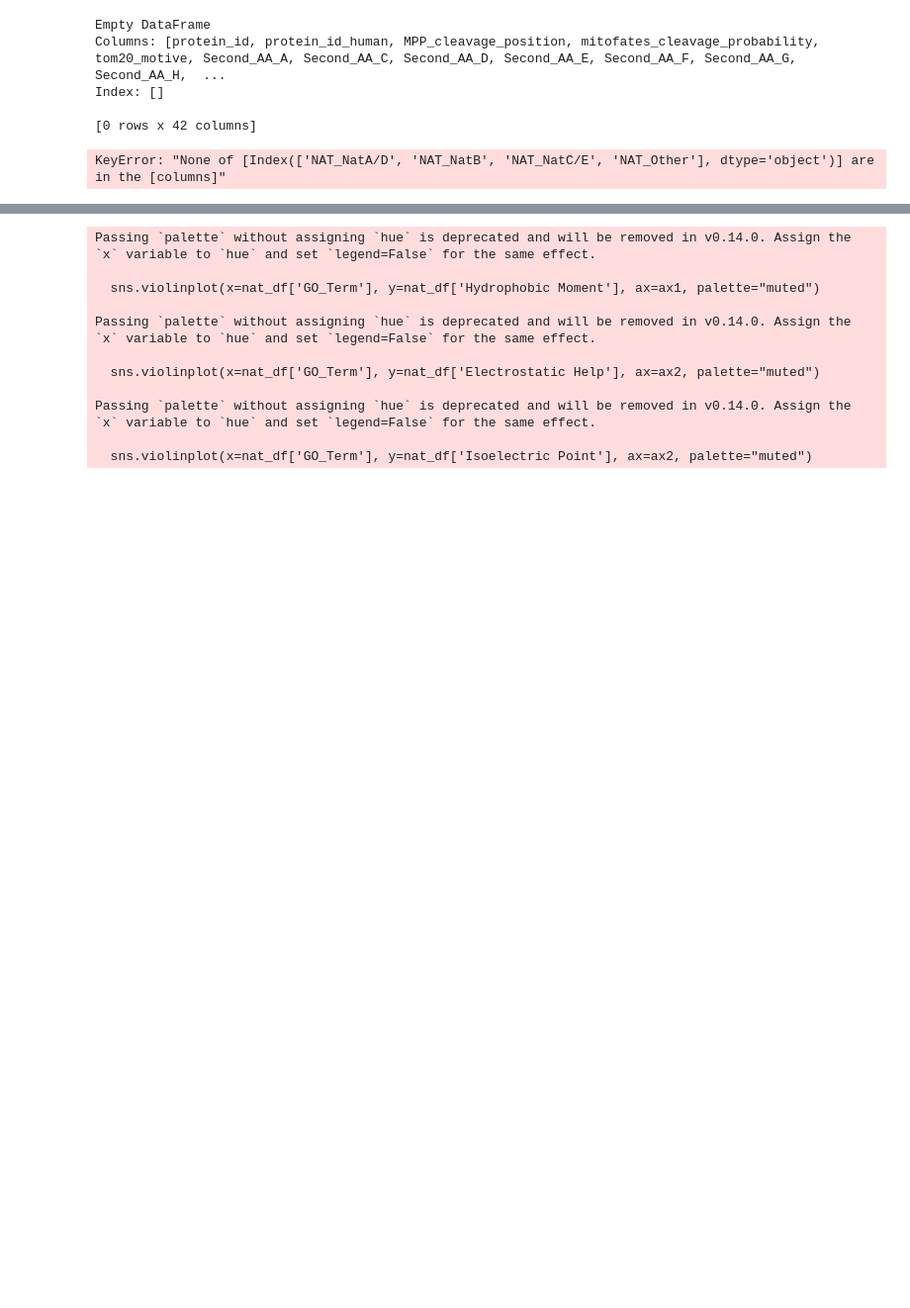
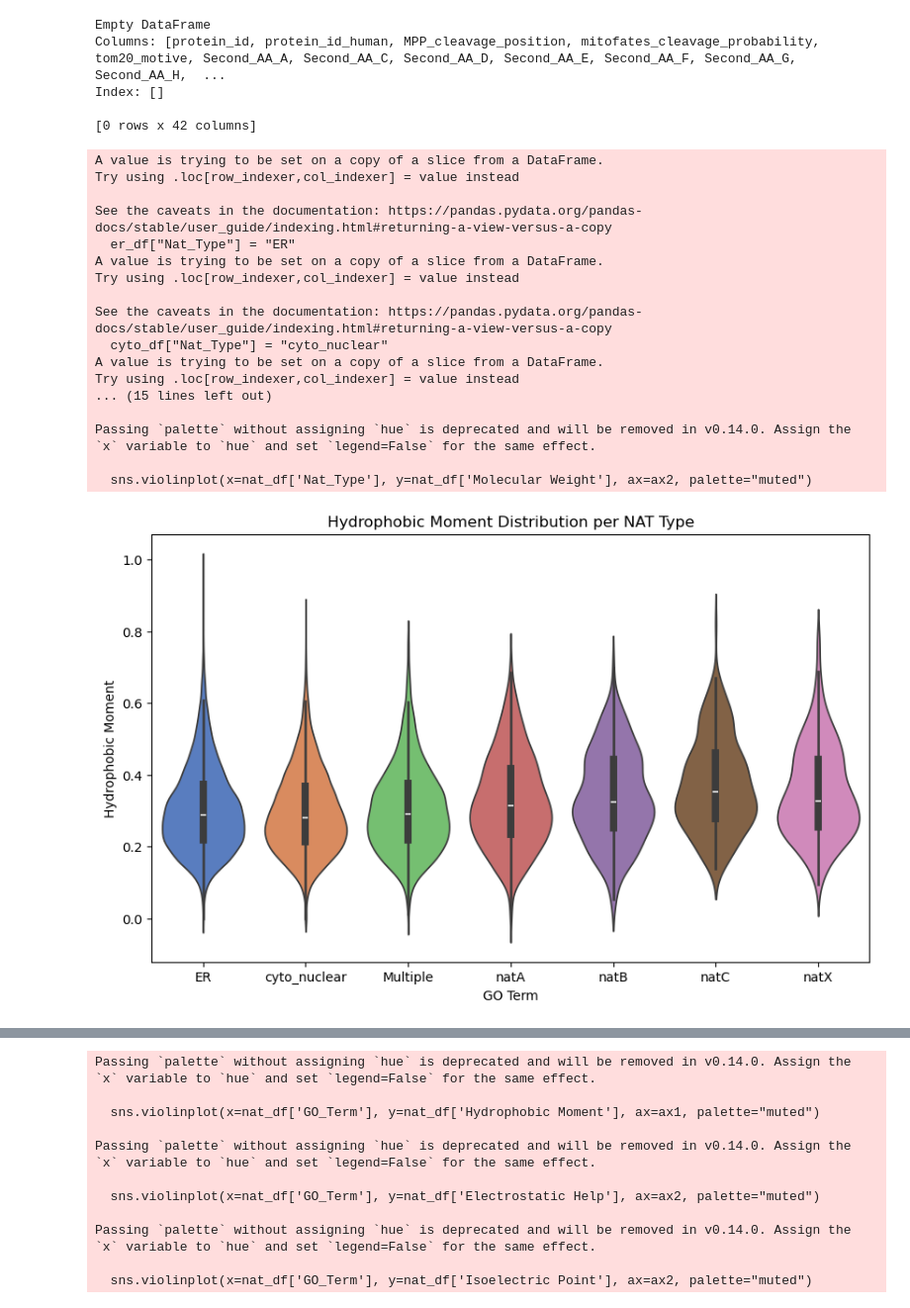
Before and after one commit to alexanderbalzer/bachelor_thesis, a Jupyter notebook: machine_learning/plot_stuff.ipynb, the cells around one changed output, grey strips where cells are left out. Shown at 99% size. Saved outputs shown, nothing was run; the diff lists cells and outputs as text; code cells hidden in the pictures; blank space fills up the shorter version.

```diff
--- a/machine_learning/plot_stuff.ipynb
+++ b/machine_learning/plot_stuff.ipynb
@@ -33,53 +33,80 @@ def get_nat_type(aa):
         return 'natC'
     elif aa in natB:
         return 'natB'
     else:
         return 'natX'  # Unknown or other types
 
-df['Nat_Type'] = df['Second_AA'].apply(get_nat_type)
-mito_df = df[(df['GO_Term'] == "GO:0005739")]
-er_df = df[(df['GO_Term'] == 'GO:0005783')]
-cyto_df = df[(df['GO_Term'] == 'cyto_nuclear')]
-multiple = df[(df['GO_Term'] == 'Multiple')]
+df_copy['Nat_Type'] = df_copy['Second_AA'].apply(get_nat_type)
+mito_df = df_copy[(df_copy['GO_Term'] == "GO:0005739")]
+er_df = df_copy[(df_copy['GO_Term'] == 'GO:0005783')]
+er_df["Nat_Type"] = "ER"
+cyto_df = df_copy[(df_copy['GO_Term'] == 'cyto_nuclear')]
+cyto_df["Nat_Type"] = "cyto_nuclear"
+multiple = df_copy[(df_copy['GO_Term'] == 'Multiple')]
+multiple["Nat_Type"] = "Multiple"
 
-er_df['NAT_Type'] = er_df[['NAT_NatA/D', 'NAT_NatB', 'NAT_NatC/E', 'NAT_Other']].idxmax(axis=1)
-er_df['NAT_Type'] = 'ER'
-cyto_df['NAT_Type'] = cyto_df[['NAT_NatA/D', 'NAT_NatB', 'NAT_NatC/E', 'NAT_Other']].idxmax(axis=1)
-cyto_df['NAT_Type'] = 'cyto_nuclear'
-multiple['NAT_Type'] = cyto_df[['NAT_NatA/D', 'NAT_NatB', 'NAT_NatC/E', 'NAT_Other']].idxmax(axis=1)
-multiple['NAT_Type'] = 'multiple'
+# Filter the mito_df for different NAT types
+NAT_NatAD = mito_df[(mito_df['Nat_Type'] == 'natA')]
+NAT_NatB = mito_df[(mito_df['Nat_Type'] == 'natB')]
+NAT_NatCE = mito_df[(mito_df['Nat_Type'] == 'natC')]
+NAT_Other = mito_df[(mito_df['Nat_Type'] == 'natX')]
 
-NAT_NatAD = mito_df['NAT_NatA/D']
-NAT_NatB = mito_df['NAT_NatB']
-NAT_NatCE = mito_df['NAT_NatC/E']
-NAT_Other = mito_df['NAT_Other']
-# Combine the four NAT columns into a single column
-mito_df['NAT_Type'] = mito_df[['NAT_NatA/D', 'NAT_NatB', 'NAT_NatC/E', 'NAT_Other']].idxmax(axis=1)
 
 # Combine mito_df and not_mito_proteins for plotting
-combined_df = pd.concat([mito_df, er_df, cyto_df, multiple], ignore_index=True)
+combined_df = pd.concat([er_df, cyto_df, multiple, NAT_NatAD, NAT_NatB, NAT_NatCE, NAT_Other], ignore_index=True)
 
 # Create a new dataframe with the NAT_Type column
-nat_df = combined_df[['protein_id', 'Hydrophobic Moment', 'Electrostatic Help', 'GO_Term']].copy()
+nat_df = combined_df[['protein_id', 'Hydrophobic Moment', 'Electrostatic Help', 'Nat_Type', 'Isoelectric Point', 'Molecular Weight']].copy()
 # Group by NAT_Type and calculate the mean for Hydrophobic_Moment and Electrostatic_Help
-nat_means = nat_df.groupby('GO_Term')[['Hydrophobic Moment', 'Electrostatic Help']].mean()
+nat_means = nat_df.groupby('Nat_Type')[['Hydrophobic Moment', 'Electrostatic Help']].mean()
 
 # Create a figure and axis
 fig, ax1 = plt.subplots(figsize=(10, 6))
 # Create a violin plot for Hydrophobic Moment
-sns.violinplot(x=nat_df['GO_Term'], y=nat_df['Hydrophobic Moment'], ax=ax1, palette="muted")
+sns.violinplot(x=nat_df['Nat_Type'], y=nat_df['Hydrophobic Moment'], ax=ax1, palette="muted")
 ax1.set_xlabel('GO Term')
 ax1.set_ylabel('Hydrophobic Moment')
 ax1.set_title('Hydrophobic Moment Distribution per NAT Type')
 
 # Create a violin plot for Electrostatic Help on a new figure
 fig, ax2 = plt.subplots(figsize=(10, 6))
-sns.violinplot(x=nat_df['GO_Term'], y=nat_df['Electrostatic Help'], ax=ax2, palette="muted")
+sns.violinplot(x=nat_df['Nat_Type'], y=nat_df['Electrostatic Help'], ax=ax2, palette="muted")
 ax2.set_xlabel('GO Term')
 ax2.set_ylabel('Electrostatic Help')
 ax2.set_title('Electrostatic Help Distribution per GO Term')
 
+# Create a violin plot for Isoelectric Point on a new figure
+fig, ax2 = plt.subplots(figsize=(10, 6))
+sns.violinplot(x=nat_df['Nat_Type'], y=nat_df['Isoelectric Point'], ax=ax2, palette="muted")
+ax2.set_xlabel('GO Term')
+ax2.set_ylabel('Isoelectric Point')
+ax2.set_title('Isoelectric Point Distribution per GO Term')
+
+# Create a violin plot for Isoelectric Point on a new figure
+fig, ax2 = plt.subplots(figsize=(10, 6))
+sns.violinplot(x=nat_df['Nat_Type'], y=nat_df['Molecular Weight'], ax=ax2, palette="muted")
+ax2.set_xlabel('GO Term')
+ax2.set_ylabel('Molecular Weight')
+ax2.set_title('Isoelectric Point Distribution per GO Term')
+
 plt.tight_layout()
 plt.show()
 # %% [output]
-KeyError: "None of [Index(['NAT_NatA/D', 'NAT_NatB', 'NAT_NatC/E', 'NAT_Other'], dtype='object')] are in the [columns]"
+A value is trying to be set on a copy of a slice from a DataFrame.
+Try using .loc[row_indexer,col_indexer] = value instead
+
+See the caveats in the documentation: https://pandas.pydata.org/pandas-docs/stable/user_guide/indexing.html#returning-a-view-versus-a-copy
+  er_df["Nat_Type"] = "ER"
+A value is trying to be set on a copy of a slice from a DataFrame.
+Try using .loc[row_indexer,col_indexer] = value instead
+
+See the caveats in the documentation: https://pandas.pydata.org/pandas-docs/stable/user_guide/indexing.html#returning-a-view-versus-a-copy
+  cyto_df["Nat_Type"] = "cyto_nuclear"
+A value is trying to be set on a copy of a slice from a DataFrame.
+Try using .loc[row_indexer,col_indexer] = value instead
+... (15 lines left out)
+
+Passing `palette` without assigning `hue` is deprecated and will be removed in v0.14.0. Assign the `x` variable to `hue` and set `legend=False` for the same effect.
+
+  sns.violinplot(x=nat_df['Nat_Type'], y=nat_df['Molecular Weight'], ax=ax2, palette="muted")
+[figure, added]
```
Also changed, not shown: parts of 2 cells of this notebook, 5 other files.
